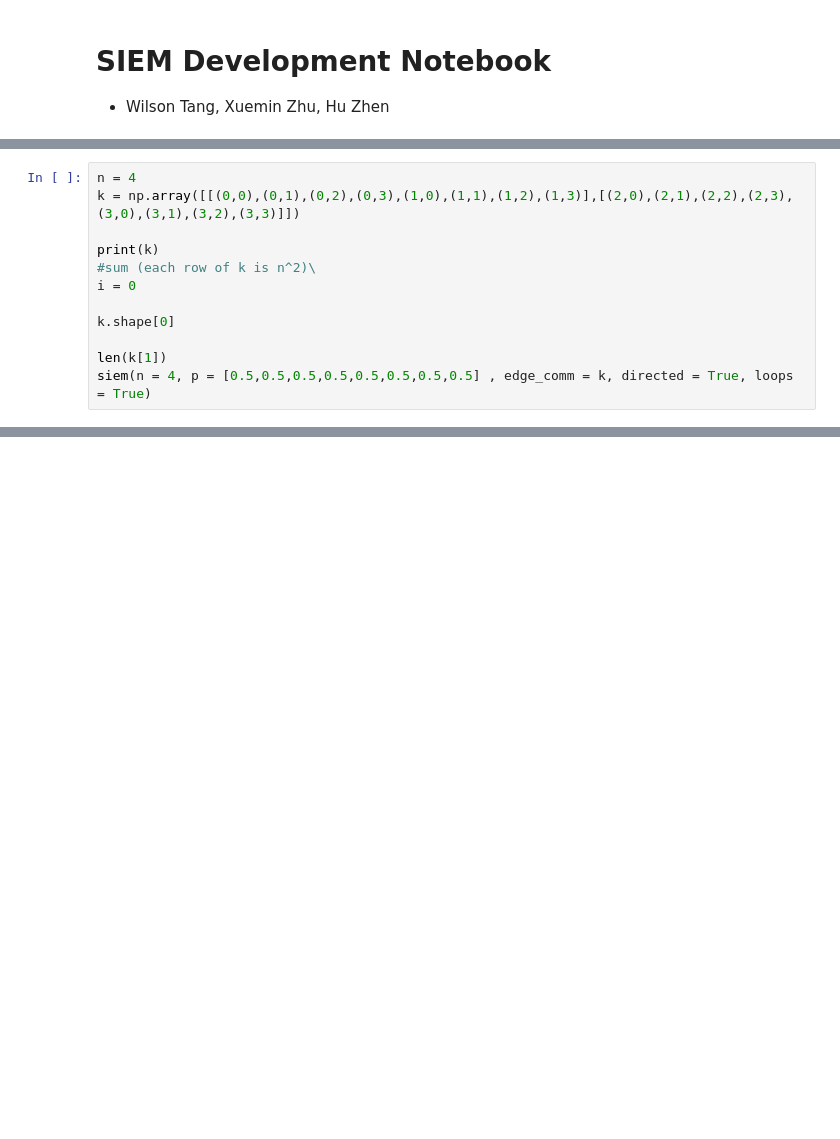
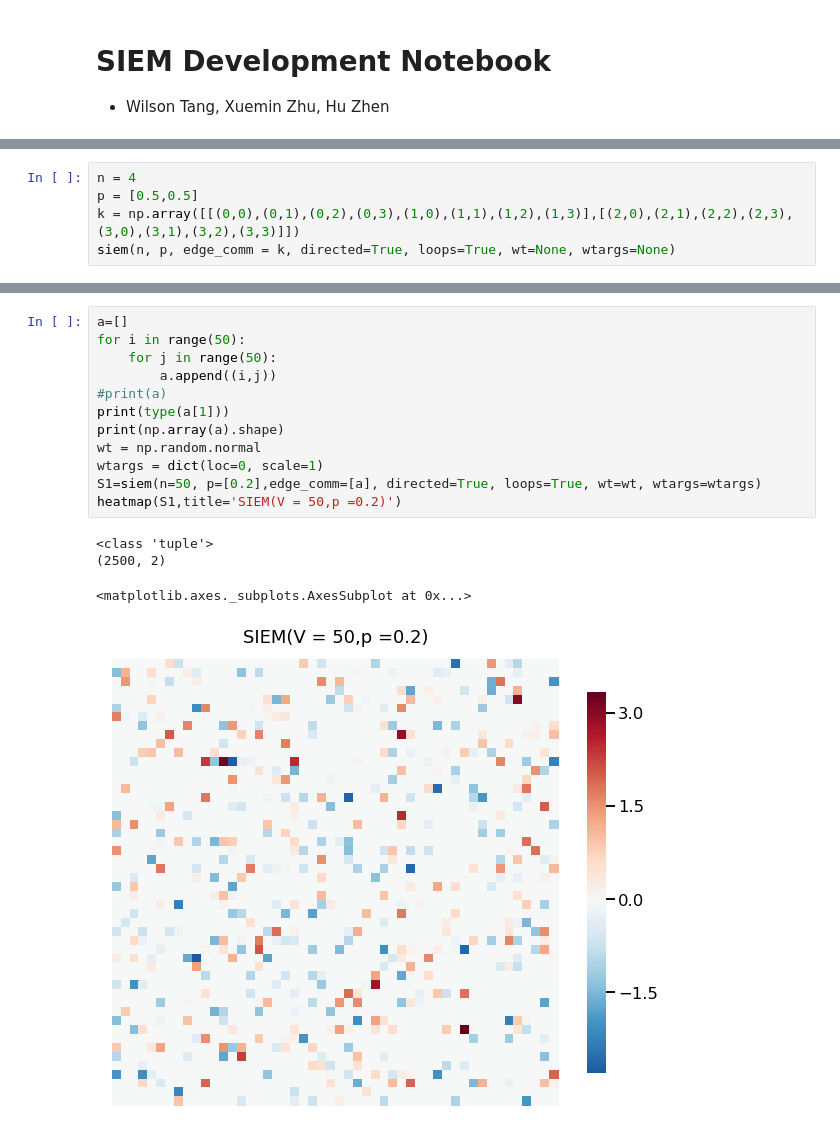
Before and after one commit to ebridge2/graspy, a Jupyter notebook: docs/tutorials/simulations/SIEM_Development_Notebook.ipynb, the cells around one changed output, grey strips where cells are left out. Drawn from its saved outputs; the diff is of its cells as text; blank space fills up the shorter version.

```diff
--- a/docs/tutorials/simulations/SIEM_Development_Notebook.ipynb
+++ b/docs/tutorials/simulations/SIEM_Development_Notebook.ipynb
@@ -192,13 +204,6 @@ def siem(n, p,edge_comm, directed=False, loops=False, wt=None, wtargs=None):
 # %%
 n = 4
+p = [0.5,0.5]
 k = np.array([[(0,0),(0,1),(0,2),(0,3),(1,0),(1,1),(1,2),(1,3)],[(2,0),(2,1),(2,2),(2,3),(3,0),(3,1),(3,2),(3,3)]])
-
-print(k)
-#sum (each row of k is n^2)\
-i = 0
-
-k.shape[0]
-
-len(k[1])
-siem(n = 4, p = [0.5,0.5,0.5,0.5,0.5,0.5,0.5,0.5] , edge_comm = k, directed = True, loops = True)
+siem(n, p, edge_comm = k, directed=True, loops=True, wt=None, wtargs=None)
 # %% [output]
@@ -225,0 +348,17 @@ array([[3., 3., 3., 3.],
+# %%
+a=[]
+for i in range(50):
+    for j in range(50):
+        a.append((i,j))
+#print(a)
+print(type(a[1]))
+print(np.array(a).shape)
+wt = np.random.normal
+wtargs = dict(loc=0, scale=1)
+S1=siem(n=50, p=[0.2],edge_comm=[a], directed=True, loops=True, wt=wt, wtargs=wtargs)
+heatmap(S1,title='SIEM(V = 50,p =0.2)')
+# %% [output]
+<class 'tuple'>
+(2500, 2)
+<matplotlib.axes._subplots.AxesSubplot at 0x...>
+[figure, added]
```
Also changed, not shown: parts of 46 cells of this notebook.
